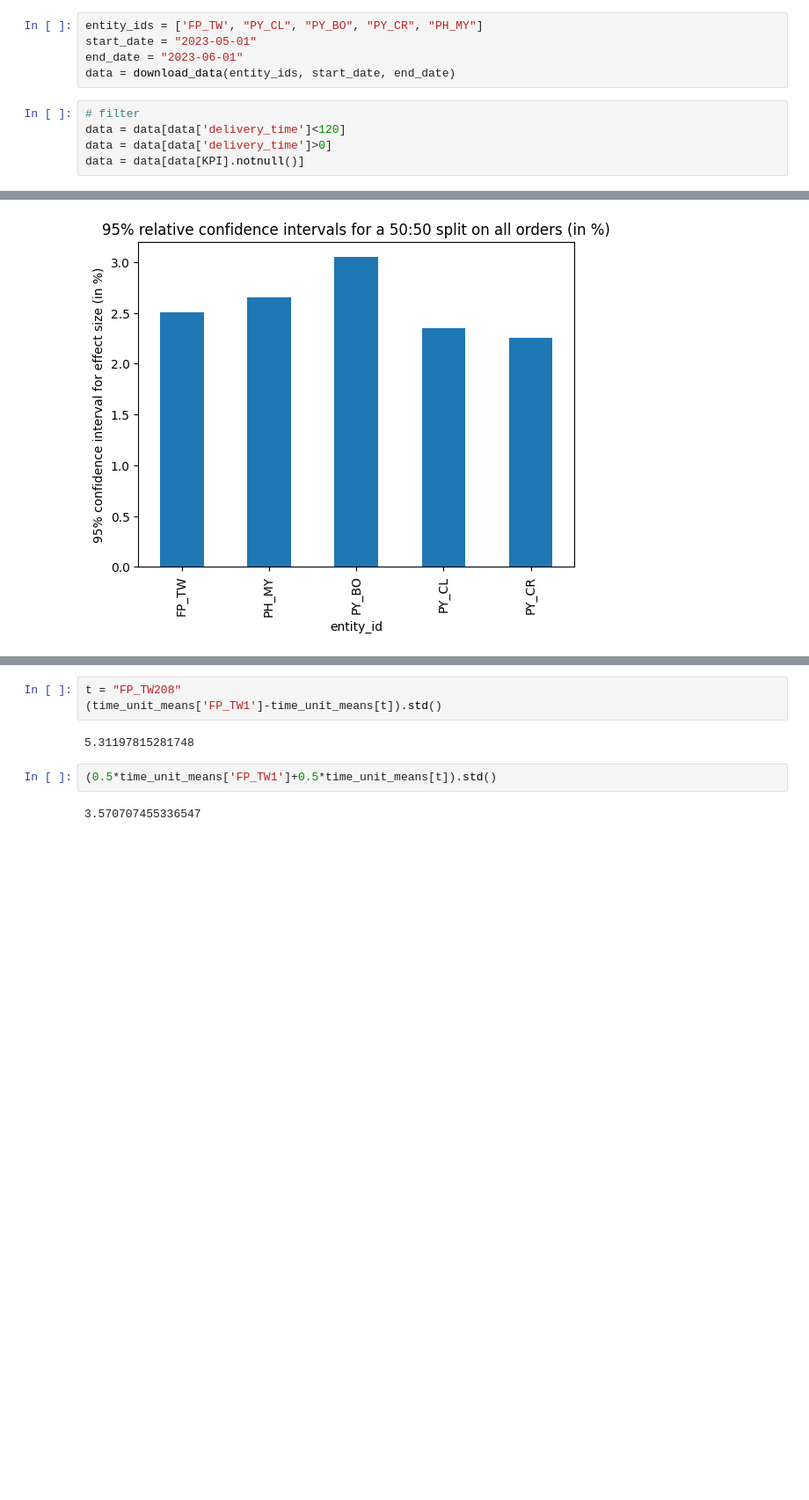
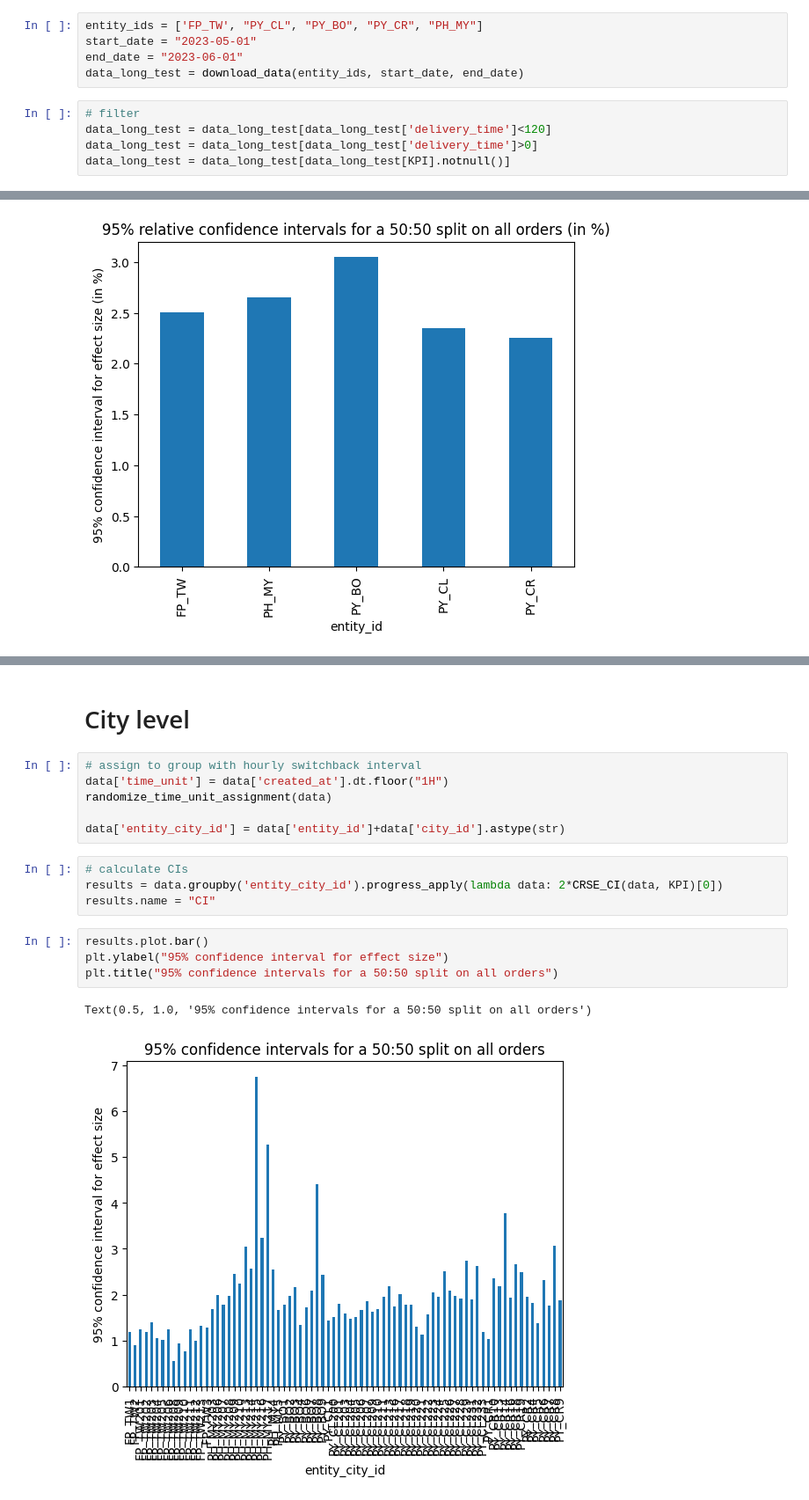
Before and after one commit to omar-elmaria/switchback_test_dag, a Jupyter notebook: notebooks/switchback_analysis/CI_per_country_and_city.ipynb, the cells around one changed output, grey strips where cells are left out. Shown at 88% size. Drawn from its saved outputs; the diff is of its cells as text; blank space fills up the shorter version.

Commit message:
add realistic test

```diff
--- a/notebooks/switchback_analysis/CI_per_country_and_city.ipynb
+++ b/notebooks/switchback_analysis/CI_per_country_and_city.ipynb
@@ -157,11 +147,11 @@ Text(0.5, 1.0, 'time units means over time')
 entity_ids = ['FP_TW', "PY_CL", "PY_BO", "PY_CR", "PH_MY"]
 start_date = "2023-05-01"
 end_date = "2023-06-01"
-data = download_data(entity_ids, start_date, end_date)
+data_long_test = download_data(entity_ids, start_date, end_date)
 # %%
 # filter
-data = data[data['delivery_time']<120]
-data = data[data['delivery_time']>0]
-data = data[data[KPI].notnull()]
+data_long_test = data_long_test[data_long_test['delivery_time']<120]
+data_long_test = data_long_test[data_long_test['delivery_time']>0]
+data_long_test = data_long_test[data_long_test[KPI].notnull()]
 # %%
 # assign to group with hourly switchback interval
@@ -401,9 +182,19 @@ Name: FP_TW1, dtype: float64
-# %%
-t = "FP_TW208"
-(time_unit_means['FP_TW1']-time_unit_means[t]).std()
-# %% [output]
-5.31197815281748
-# %%
-(0.5*time_unit_means['FP_TW1']+0.5*time_unit_means[t]).std()
-# %% [output]
-3.570707455336547
+# %% [markdown]
+# City level
+# %%
+# assign to group with hourly switchback interval
+data['time_unit'] = data['created_at'].dt.floor("1H")
+randomize_time_unit_assignment(data)
+
+data['entity_city_id'] = data['entity_id']+data['city_id'].astype(str)
+# %%
+# calculate CIs
+results = data.groupby('entity_city_id').progress_apply(lambda data: 2*CRSE_CI(data, KPI)[0])
+results.name = "CI"
+# %%
+results.plot.bar()
+plt.ylabel("95% confidence interval for effect size")
+plt.title("95% confidence intervals for a 50:50 split on all orders")
+# %% [output]
+Text(0.5, 1.0, '95% confidence intervals for a 50:50 split on all orders')
+[figure, added]
```
Also changed, not shown: parts of 69 cells of this notebook.
